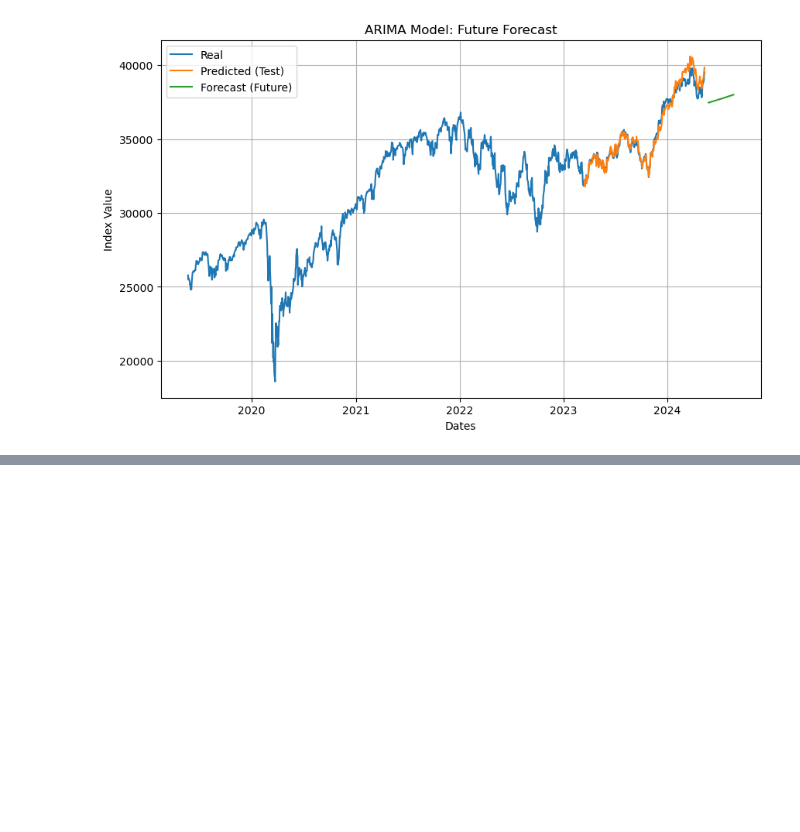
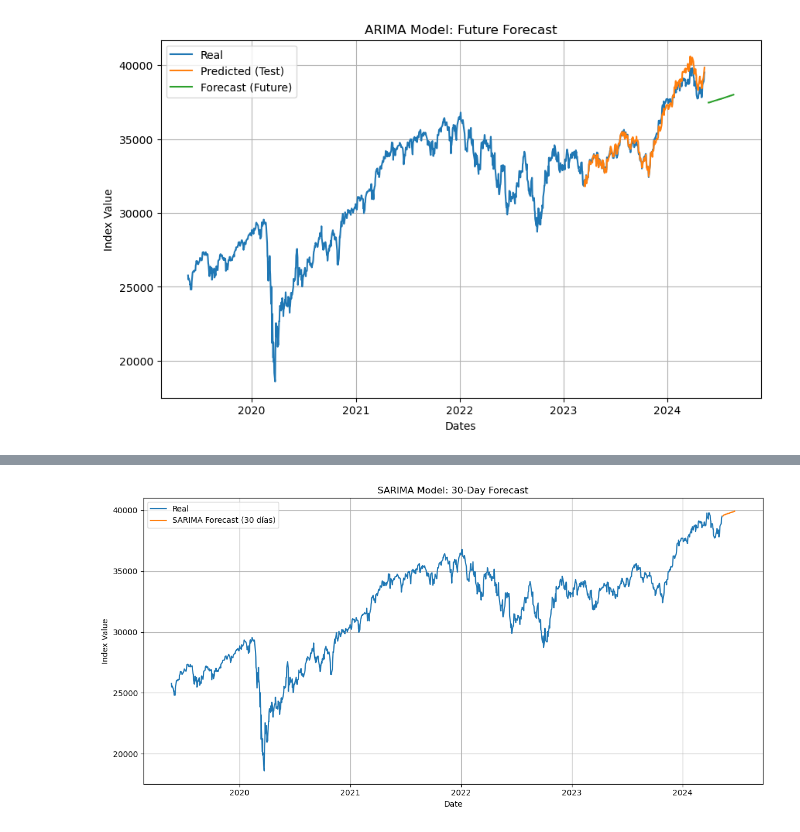
Before and after one commit to juansv2k2/financial-time-series-analysis, a Jupyter notebook: financial-time-series-analysis.ipynb, the cells around one changed output, grey strips where cells are left out. Cells and saved outputs as stored; diff of their text form; code cells hidden in the pictures; blank space fills up the shorter version.

```diff
--- a/financial-time-series-analysis.ipynb
+++ b/financial-time-series-analysis.ipynb
@@ -947,0 +1210,41 @@ plt.show()
+# %%
+from statsmodels.tsa.statespace.sarimax import SARIMAX
+
+# --- Preparar los datos ---
+sarima_data = df_close_last.copy()
+sarima_data['Date'] = pd.to_datetime(sarima_data['Date'])
+sarima_data.set_index('Date', inplace=True)
+y = sarima_data['Index']
+
+# --- Ajustar el modelo SARIMA ---
+# Puedes ajustar los parámetros (p,d,q)(P,D,Q,s) según el análisis de tu serie
+# Aquí se usa un ejemplo común para datos diarios con posible semanalidad (s=5 para días hábiles)
+sarima_order = (1, 1, 1)
+seasonal_order = (1, 1, 1, 5)
+
+model_sarima = SARIMAX(y, order=sarima_order, seasonal_order=seasonal_order, enforce_stationarity=False, enforce_invertibility=False)
+sarima_fit = model_sarima.fit(disp=False)
+
+# --- Predicción a 30 días desde la última fecha ---
+n_forecast = 30
+sarima_forecast = sarima_fit.get_forecast(steps=n_forecast)
+sarima_pred = sarima_forecast.predicted_mean
+
+# Crear índice de fechas futuras (días hábiles)
+from pandas.tseries.offsets import BDay
+last_date = y.index[-1]
+future_dates = [last_date + BDay(i) for i in range(1, n_forecast + 1)]
+
+# --- Graficar ---
+plt.figure(figsize=(12, 6))
+plt.plot(y.index, y, label='Real')
+plt.plot(future_dates, sarima_pred.values, label='SARIMA Forecast (30 días)', color='tab:orange')
+plt.xlabel('Date')
+plt.ylabel('Index Value')
+plt.title('SARIMA Model: 30-Day Forecast')
+plt.legend()
+plt.grid(True)
+plt.tight_layout()
+plt.show()
+# %% [output]
+[figure, added]
```
Also changed, not shown: parts of 15 cells of this notebook, 3 other files.
